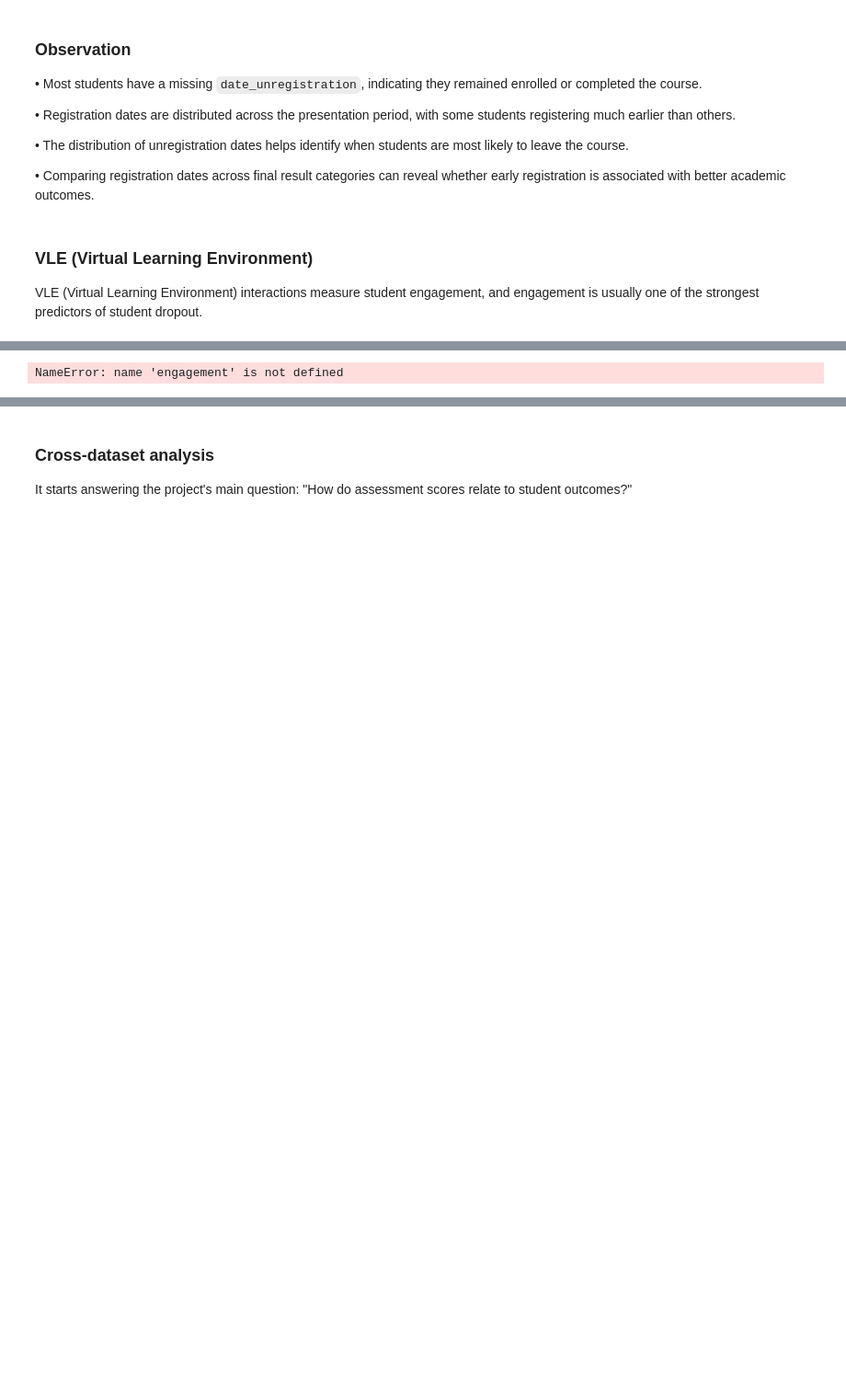
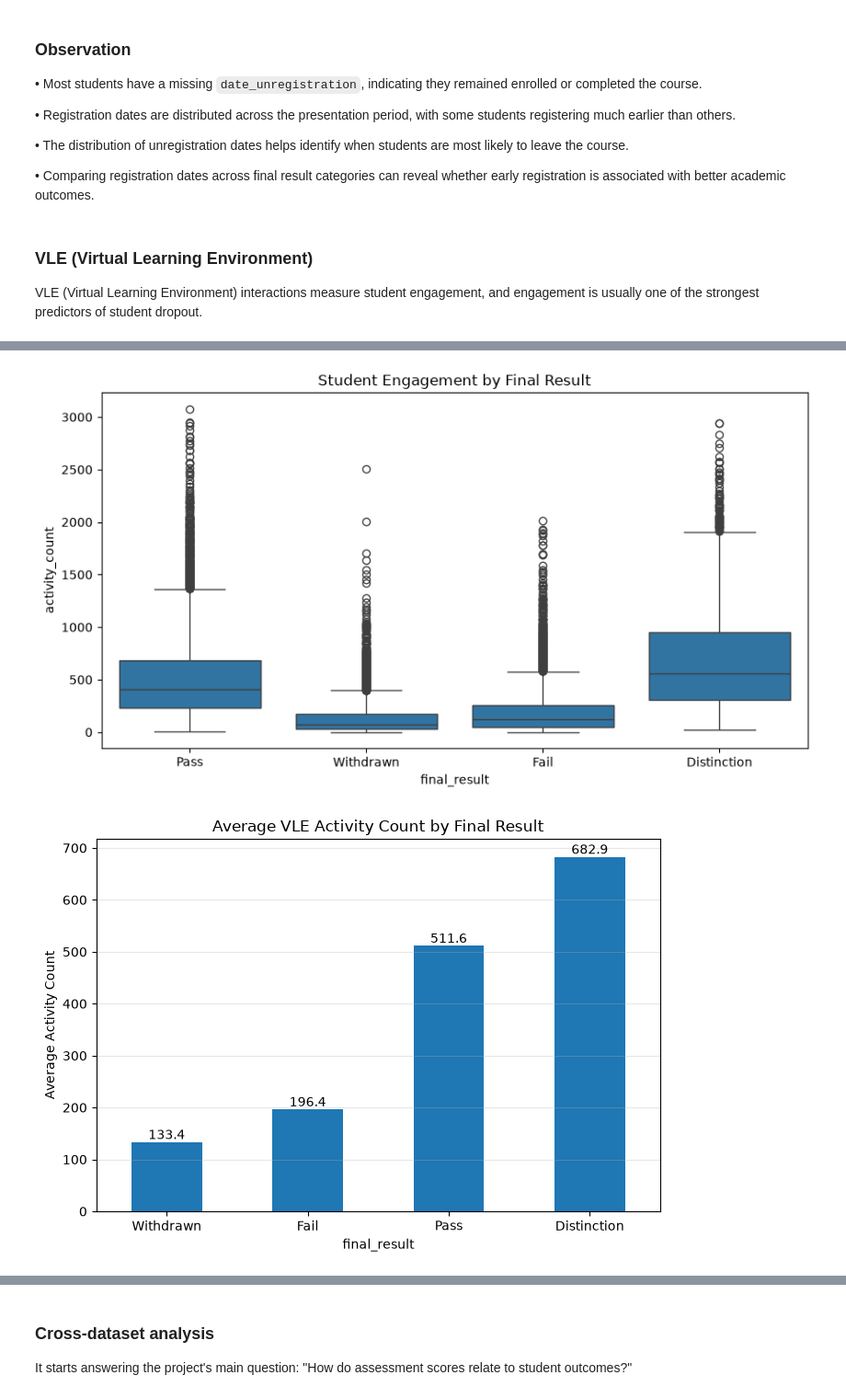
Before and after one commit to adityamd/iiith-capstone-project, a Jupyter notebook: Kiran/Student_Dropout_EDA_v1.ipynb, the cells around one changed output, grey strips where cells are left out. Shown at 92% size. Cells and saved outputs as stored; diff of their text form; code cells hidden in the pictures; blank space fills up the shorter version.

```diff
--- a/Kiran/Student_Dropout_EDA_v1.ipynb
+++ b/Kiran/Student_Dropout_EDA_v1.ipynb
@@ -1782,6 +1782,24 @@ plt.tight_layout()
 
 plt.show()
 
+# Create engagement dataframe
+engagement = (
+    df_studentVle
+    .groupby(
+        [
+            'id_student',
+            'code_module',
+            'code_presentation'
+        ]
+    )
+    .agg(
+        activity_count=('id_site', 'count'),
+        total_clicks=('sum_click', 'sum'),
+        active_days=('date', 'nunique'),
+        unique_resources=('id_site', 'nunique')
+    )
+    .reset_index()
+)
 # Engagement vs Final Result
 engagement_result = engagement.merge(
     df_students[
@@ -1849,31 +1867,32 @@ top10 = (
 ax = top10.plot(
     kind='barh',
     figsize=(8,5)
 )
 
 for container in ax.containers:
     ax.bar_label(container)
 
 plt.title("Top 10 VLE Activity Types")
 plt.tight_layout()
 plt.show()
 # %% [output]
 # VLE analysis
    id_site code_module code_presentation activity_type  week_from  week_to
 0   546943         AAA             2013J      resource        NaN      NaN
 1   546712         AAA             2013J     oucontent        NaN      NaN
 2   546998         AAA             2013J      resource        NaN      NaN
 3   546888         AAA             2013J           url        NaN      NaN
 4   547035         AAA             2013J      resource        NaN      NaN
 activity_type
 resource          2660
 subpage           1055
 oucontent          996
 url                886
 ... (19 lines left out)
 week_from Missing: 5243
 week_from Missing Percentage: 82.39%
 week_to Missing: 5243
 week_to Missing Percentage: 82.39%
 [figure]
-NameError: name 'engagement' is not defined
+[figure, added]
+[figure, added]
```
Also changed, not shown: parts of 8 cells of this notebook.
